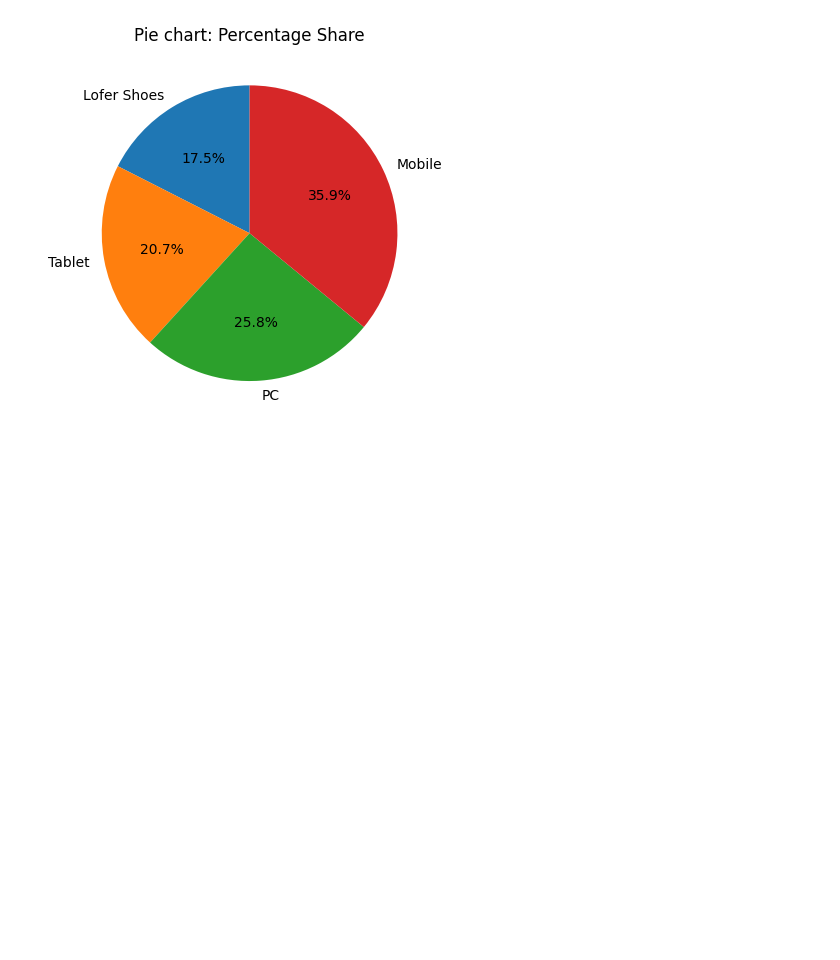
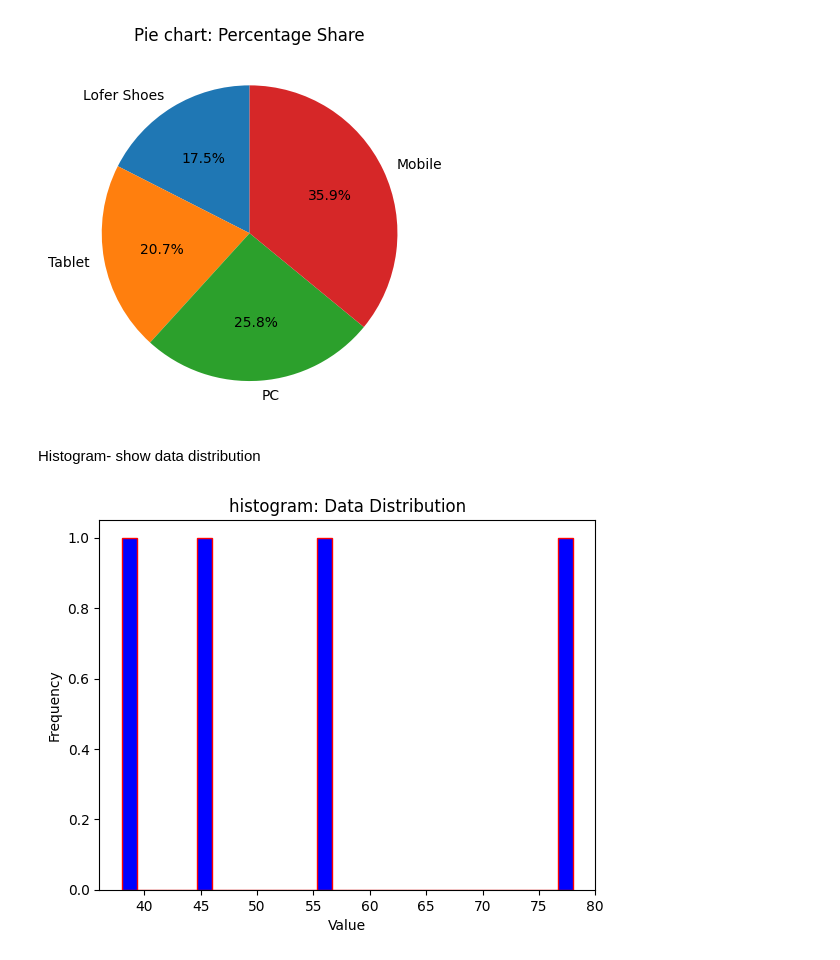
Before and after one commit to amritanshu1968-wq/data-implementation, a Jupyter notebook: Module 2/visualization.ipynb, the cells around one changed output. Cells and saved outputs as stored; diff of their text form; code cells hidden in the pictures; blank space fills up the shorter version.

Commit message:
Histogram

```diff
--- a/Module 2/matplot_visualization.ipynb
+++ b/Module 2/visualization.ipynb
@@ -117,3 +117,18 @@ plt.title("Pie chart: Percentage Share")
 plt.show()
 # %% [output]
 [figure]
+# %% [markdown]
+Histogram- show data distribution
+# %%
+Labels  = ["Lofer Shoes", "Tablet", "PC", "Mobile"]
+sizes = [38, 45, 56, 78]
+
+#data  = np.random.normal(loc=60, scale=10, size=1000)
+
+plt.hist(sizes, bins=30, color="blue", edgecolor="red")
+plt.title("histogram: Data Distribution")
+plt.xlabel("Value")
+plt.ylabel("Frequency")
+plt.show()
+# %% [output]
+[figure, added]
```
Also changed, not shown: parts of 1 cell of this notebook.
